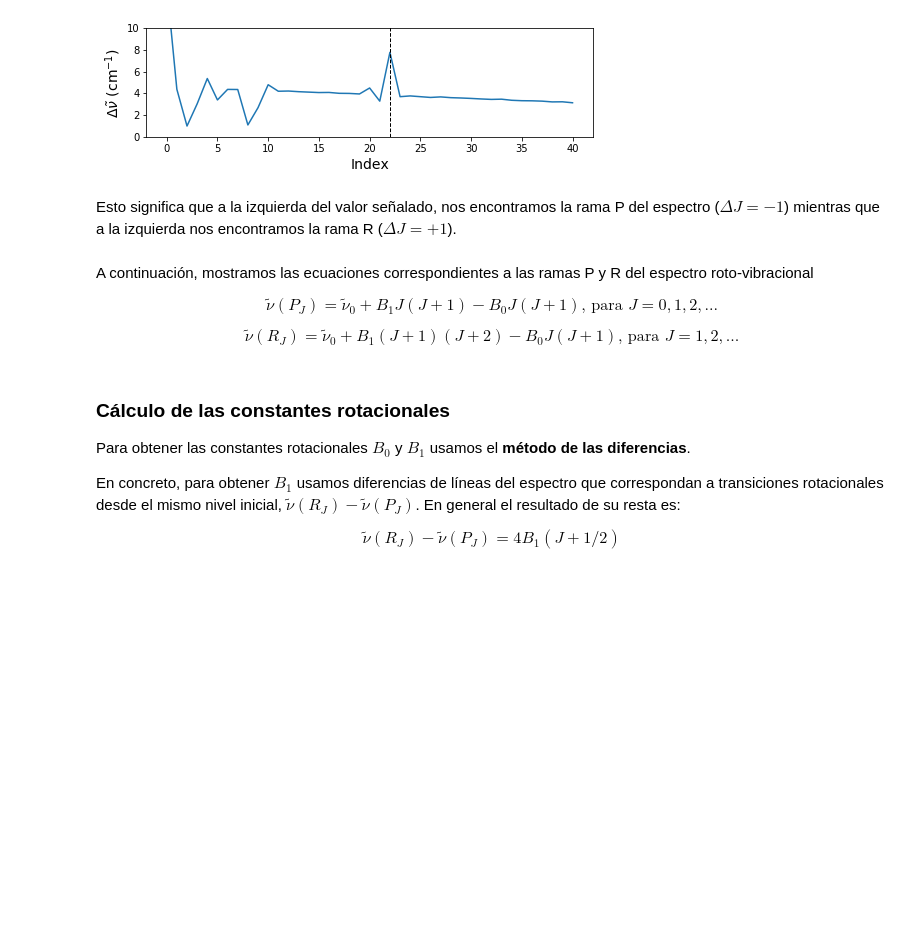
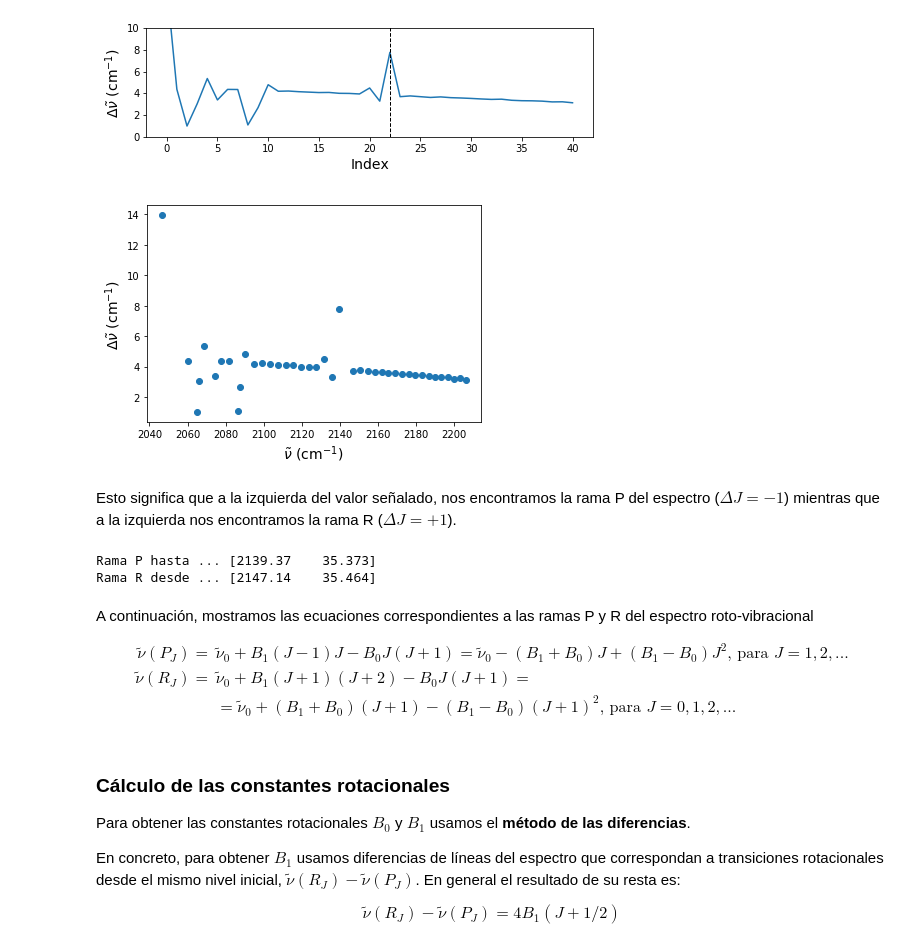
Before and after one commit to imitxelena003/QuimicaFisicaII-Practicas, a Jupyter notebook: quifiII_exp_espectroIR_CO.ipynb, the cells around one changed output. Saved outputs shown, nothing was run; the diff lists cells and outputs as text; code cells hidden in the pictures; blank space fills up the shorter version.

```diff
--- a/quifiII_exp_espectroIR_CO.ipynb
+++ b/quifiII_exp_espectroIR_CO.ipynb
@@ -38,17 +46,34 @@ ax.set_xlabel('Index', fontsize=14)
 _ = ax.set_ylabel(r'$\Delta\tilde{\nu}$ (cm$^{-1}$) ', fontsize=14)
 # %% [output]
 [figure]
+# %%
+fig, ax = plt.subplots()
+ax.plot(data[:-1,0], [data[i,0] - data[i-1,0] for i in range(1,len(data))], 'o')
+# ax.set_ylim(0,10)
+# ax.axvline(22,0,10, ls='--', c='k', lw=1)
+ax.set_xlabel(r'$\tilde{\nu}$ (cm$^{-1}$) ', fontsize=14)
+_ = ax.set_ylabel(r'$\Delta\tilde{\nu}$ (cm$^{-1}$) ', fontsize=14)
+# %% [output]
+[figure, added]
 # %% [markdown]
 Esto significa que a la izquierda del valor señalado, nos encontramos la rama P del espectro ($\Delta J=-1$) mientras que a la izquierda nos encontramos la rama R ($\Delta J=+1$).
 # %%
+Pbranch = np.array([x for x in reversed(data[:23])])
+print ("Rama P hasta ...", Pbranch[0])
 Rbranch = data[23:]
-Pbranch = np.array([x for x in reversed(data[:23])])
+print ("Rama R desde ...", Rbranch[0])
+# %% [output]
+Rama P hasta ... [2139.37    35.373]
+Rama R desde ... [2147.14    35.464]
 # %% [markdown]
 A continuación, mostramos las ecuaciones correspondientes a las ramas P y R del espectro roto-vibracional
 
-$$\tilde{\nu}(P_J)=\tilde{\nu}_0 + B_1J(J+1) - B_0J(J+1)\textrm{, para }J=0,1,2,...$$
-
-$$\tilde{\nu}(R_J)=\tilde{\nu}_0 + B_1(J+1)(J+2) - B_0J(J+1)\textrm{, para }J= 1,2,...$$
+$$
+\begin{align}
+\tilde{\nu}(P_J)=&\tilde{\nu}_0 + B_1(J-1)J - B_0J(J+1)= \tilde{\nu}_0 - (B_1+B_0)J + (B_1-B_0)J^2 \textrm{, para }J=1,2,...\\
+\tilde{\nu}(R_J)=&\tilde{\nu}_0 + B_1(J+1)(J+2) - B_0J(J+1) = \\ &= \tilde{\nu}_0 + (B_1+B_0)(J+1) - (B_1-B_0)(J+1)^2\textrm{, para }J= 0, 1,2,...
+\end{align}
+$$
 # %% [markdown]
 ### Cálculo de las constantes rotacionales
 Para obtener las constantes rotacionales $B_0$ y $B_1$ usamos el **método de las diferencias**.
```
Also changed, not shown: parts of 10 cells of this notebook.
